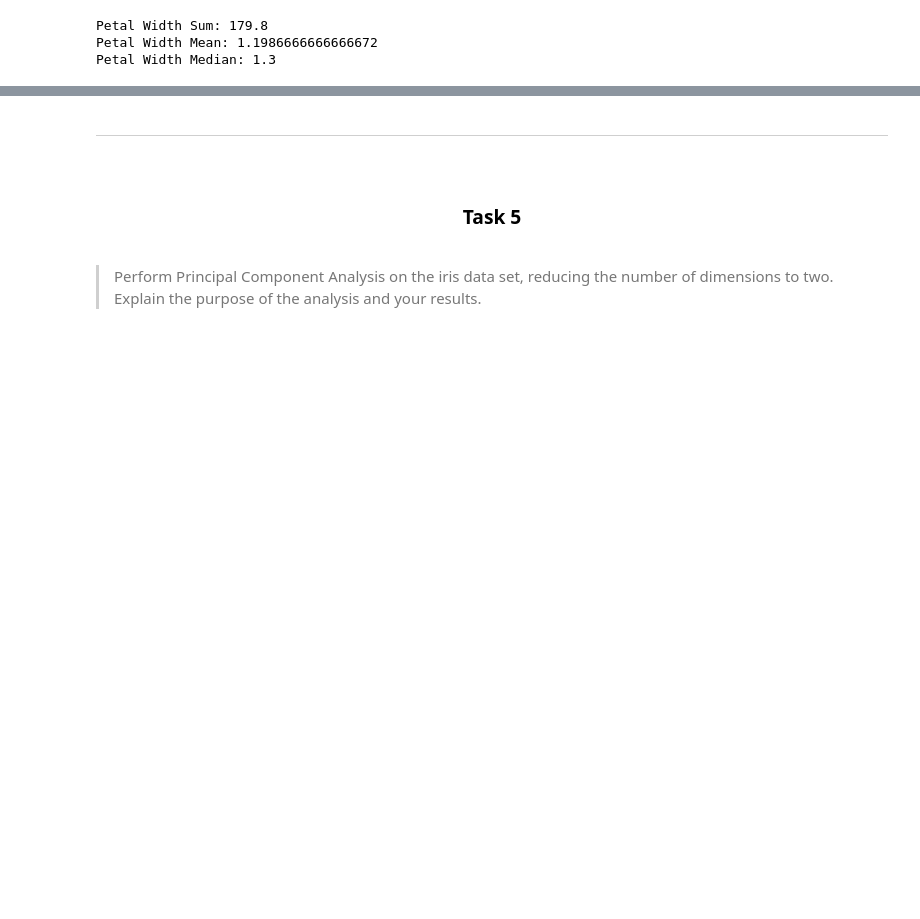
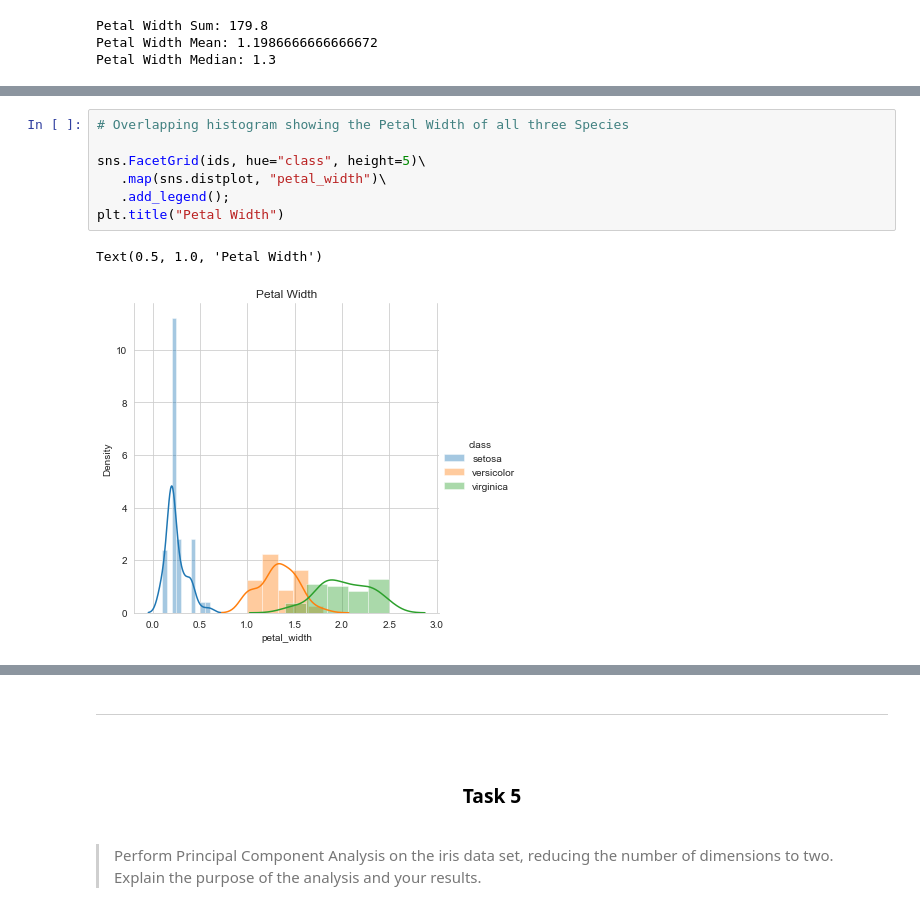
Before and after one commit to JTohall/Machine_Learning_and_Statistics, a Jupyter notebook: Tasks.ipynb, the cells around one changed output, grey strips where cells are left out. Cells and saved outputs as stored; diff of their text form; blank space fills up the shorter version.

```diff
--- a/Tasks.ipynb
+++ b/Tasks.ipynb
@@ -778,0 +830,10 @@ Petal Width Median: 1.3
+# %%
+# Overlapping histogram showing the Petal Width of all three Species
+
+sns.FacetGrid(ids, hue="class", height=5)\
+   .map(sns.distplot, "petal_width")\
+   .add_legend();
+plt.title("Petal Width")
+# %% [output]
+Text(0.5, 1.0, 'Petal Width')
+[figure, added]
```
Also changed, not shown: parts of 15 cells of this notebook.
